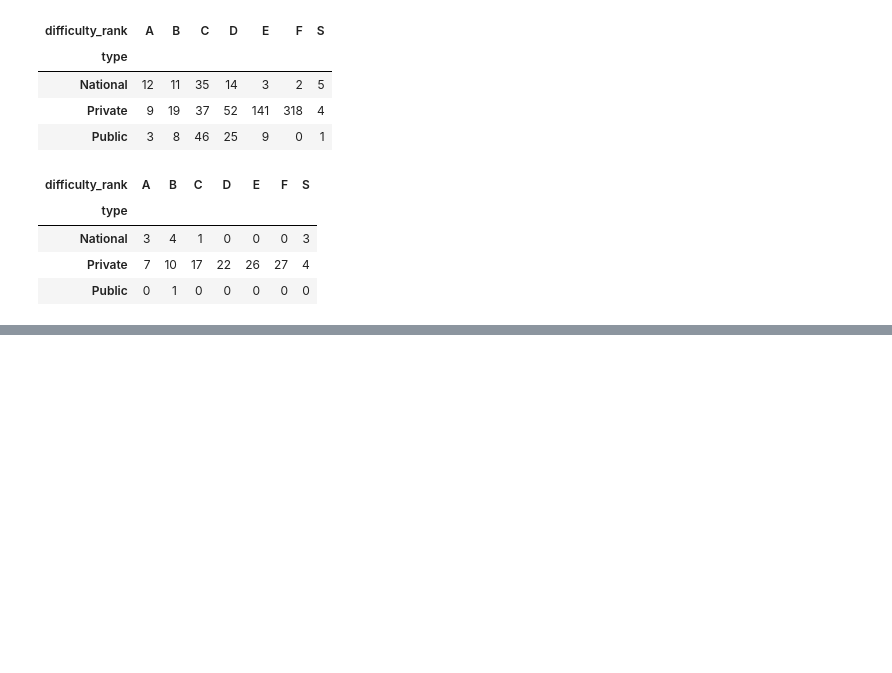
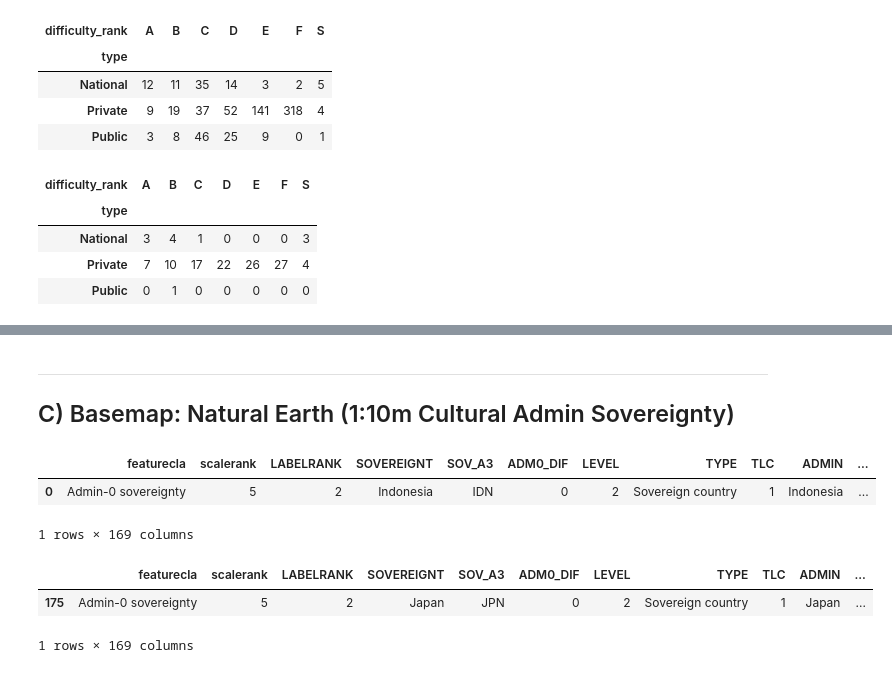
Before and after one commit to likrentai/GSPracticeFiles, a Jupyter notebook: GSDAP2-1.ipynb, the cells around one changed output, grey strips where cells are left out. Saved outputs shown, nothing was run; the diff lists cells and outputs as text; code cells hidden in the pictures; blank space fills up the shorter version.

```diff
--- a/GSDAP2-1.ipynb
+++ b/GSDAP2-1.ipynb
@@ -222,0 +221,18 @@ DriverIOError: Failed to create file /Python for Solbridge Teaching/GS Localdata
+# %% [markdown]
+___
+## C) Basemap: Natural Earth (1:10m Cultural Admin Sovereignty)
+# %%
+ne = gpd.read_file('/IT Training/DatasetsForLearning/GSDA/ne_10m_admin_0_sovereignty.shp')
+ne.head(1)
+# %% [output]
+|  | featurecla | scalerank | LABELRANK | SOVEREIGNT | SOV_A3 | ADM0_DIF | LEVEL | TYPE | TLC | ADMIN | ... |
+| 0 | Admin-0 sovereignty | 5 | 2 | Indonesia | IDN | 0 | 2 | Sovereign country | 1 | Indonesia | ... |
+1 rows × 169 columns
+# %%
+# Data selection: JAPAN ONLY
+jp = ne[ne["SOV_A3"] == "JPN"]
+jp
+# %% [output]
+|  | featurecla | scalerank | LABELRANK | SOVEREIGNT | SOV_A3 | ADM0_DIF | LEVEL | TYPE | TLC | ADMIN | ... |
+| 175 | Admin-0 sovereignty | 5 | 2 | Japan | JPN | 0 | 2 | Sovereign country | 1 | Japan | ... |
+1 rows × 169 columns
```
Also changed, not shown: parts of 18 cells of this notebook, 1 other file.
